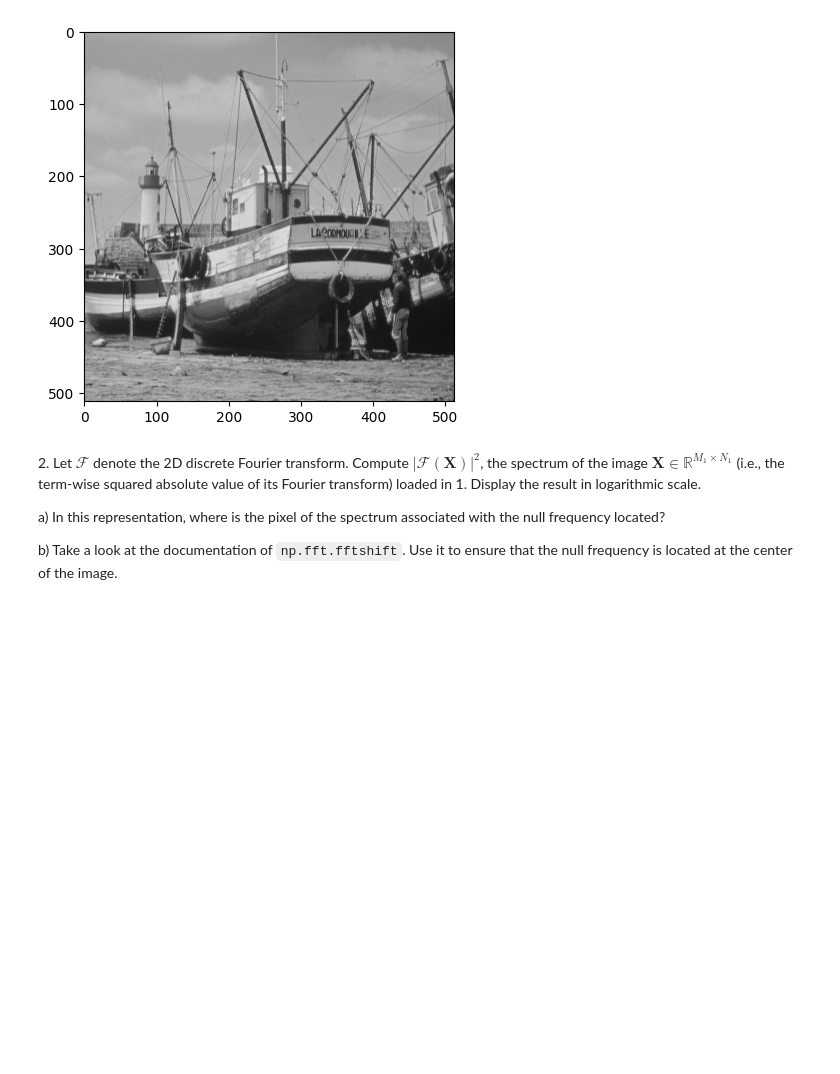
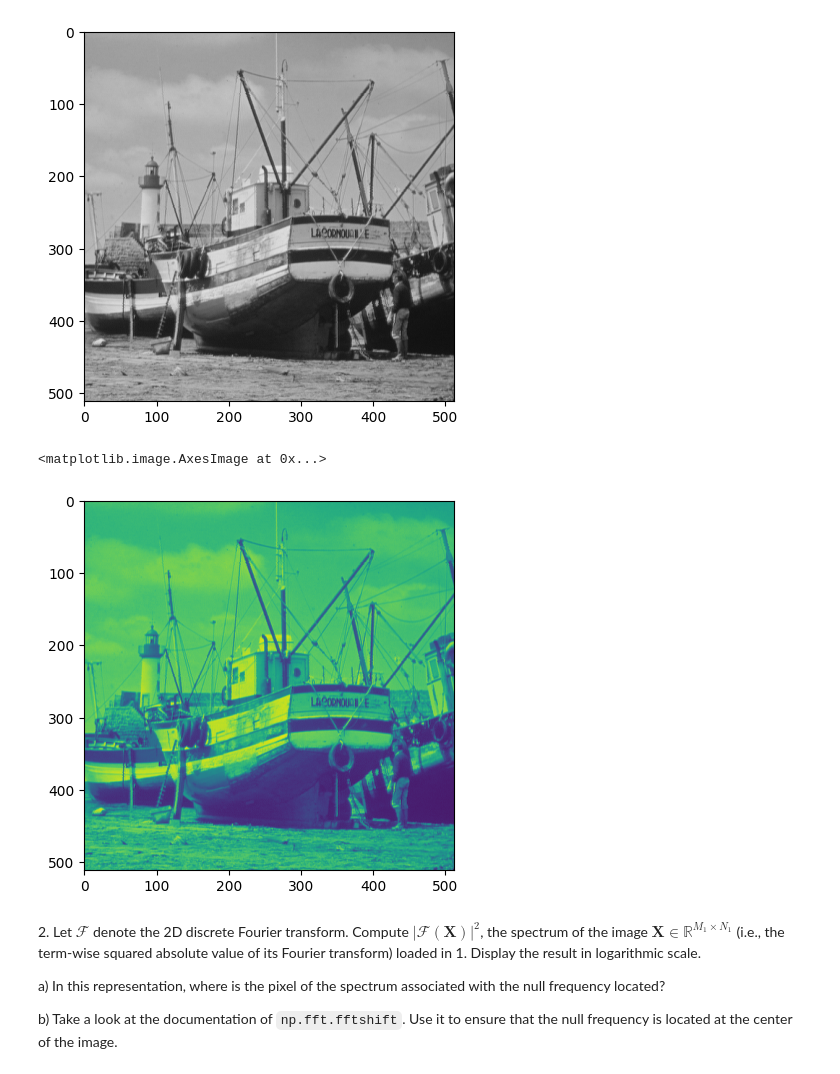
Before and after one commit to marcaIL/python_sdia, a Jupyter notebook: Labs/Lab3/lab3.ipynb, the cells around one changed output. Saved outputs shown, nothing was run; the diff lists cells and outputs as text; code cells hidden in the pictures; blank space fills up the shorter version.

```diff
--- a/Labs/Lab3/lab3.ipynb
+++ b/Labs/Lab3/lab3.ipynb
@@ -223,6 +230,11 @@ plt.imshow(img)
 (512, 512, 4)
 <matplotlib.image.AxesImage at 0x...>
 [figure]
+# %%
+plt.imshow(img_gray)
+# %% [output]
+<matplotlib.image.AxesImage at 0x...>
+[figure, added]
 # %% [markdown]
 2\. Let $\mathcal{F}$ denote the 2D discrete Fourier transform. Compute $|\mathcal{F}(\mathbf{X})|^2$, the spectrum of the image $\mathbf{X} \in \mathbb{R}^{M_1 \times N_1}$ (i.e., the term-wise squared absolute value of its Fourier transform) loaded in 1. Display the result in logarithmic scale.
 
```
Also changed, not shown: parts of 16 cells of this notebook, 2 other files.
